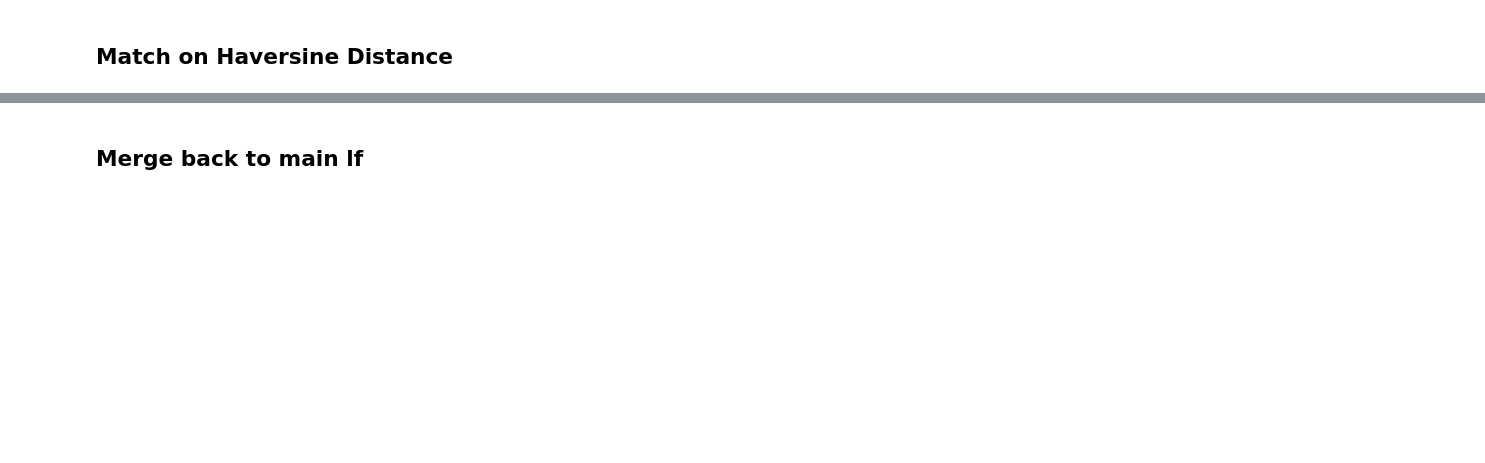
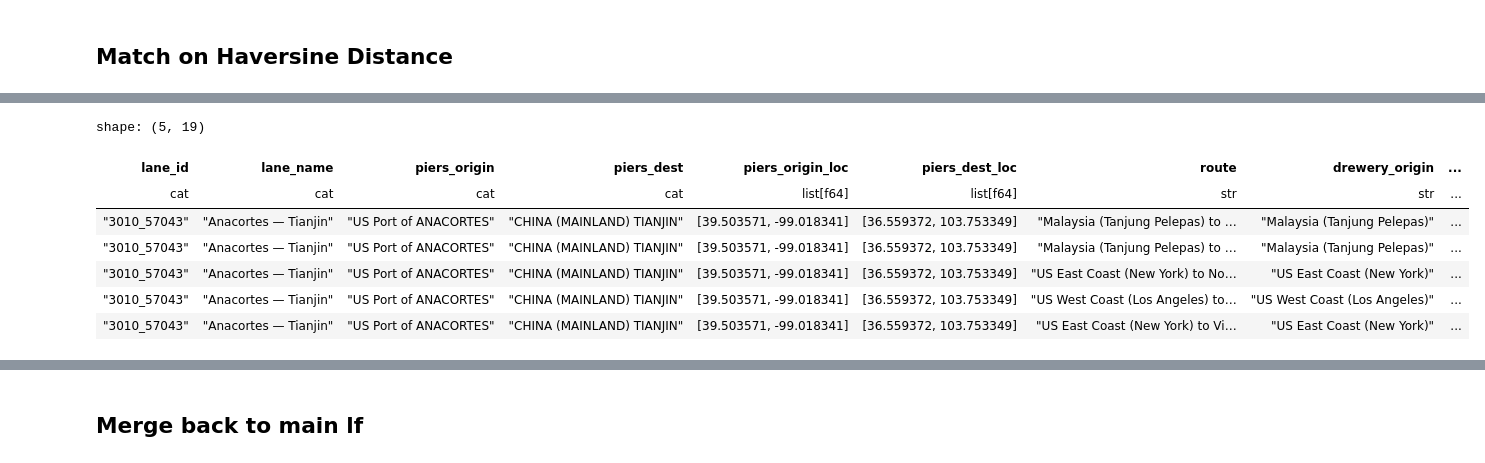
Before and after one commit to epistemetrica/Ocean-Carrier-Alliances-Project, a Jupyter notebook: analysis/lane_matching.ipynb, the cells around one changed output, grey strips where cells are left out. Cells and saved outputs as stored; diff of their text form; code cells hidden in the pictures; blank space fills up the shorter version.

```diff
--- a/analysis/lane_matching.ipynb
+++ b/analysis/lane_matching.ipynb
@@ -27,8 +27,8 @@ pd.set_option('display.max_columns', None)
 #enable string cache for polars categoricals
 pl.enable_string_cache()
 
-#load main lf from PIERS
-main_lf = (
+#load exports from PIERS
+exports_lf = (
     pl.scan_parquet('../data/main/*.parquet')
     #limit to exports
     .filter(pl.col('direction')=='export')
@@ -39,7 +39,21 @@ drewery_df = (
     #load CSV
     pl.read_csv('../data/rates/tidy_rates.csv')
     #filter by US ports
-    .filter(pl.col('route').str.contains(' US '))
+    .filter(pl.col('route').str.contains('US '))
     #drop lanes containing "via" - these are not coast ports
     .filter(~pl.col('route').str.contains(' via '))
 )
+
+#get unified ports, regions and territories over lane_ids (NOTE this step may live in oca_data_prep)
+exports_lf = (
+    exports_lf
+    .with_columns(
+        pl.col('origin_territory').drop_nulls().mode().first().over('lane_id').alias('origin_territory'),
+        pl.col('origin_region').drop_nulls().mode().first().over('lane_id').alias('origin_region'),
+        pl.col('dest_territory').drop_nulls().mode().first().over('lane_id').alias('dest_territory'),
+        pl.col('dest_region').drop_nulls().mode().first().over('lane_id').alias('dest_region'),
+        pl.col('arrival_port_name').drop_nulls().mode().first().over('arrival_port_code').alias('arrival_port_name'),
+        pl.col('departure_port_name').drop_nulls().mode().first().over('departure_port_code').alias('departure_port_name'),
+        pl.col('us_port').drop_nulls().mode().first().over('departure_port_code').alias('us_port')
+    )
+)
@@ -322,0 +385,26 @@ skipping
+# %%
+matched_df = (
+    #cross join piers and drewery tables
+    piers_loc_lanes_df.join(drewery_loc_lanes_df, how='cross')
+    #split coordinates
+    .with_columns(
+        piers_origin_lat = pl.col('piers_origin_loc').list[0],
+        piers_origin_long = pl.col('piers_origin_loc').list[1],
+        piers_dest_lat = pl.col('piers_dest_loc').list[0],
+        piers_dest_long = pl.col('piers_dest_loc').list[1],
+        drewery_origin_lat = pl.col('drewery_origin_loc').list[0],
+        drewery_origin_long = pl.col('drewery_origin_loc').list[1],
+        drewery_dest_lat = pl.col('drewery_dest_loc').list[0],
+        drewery_dest_long = pl.col('drewery_dest_loc').list[1]
+    )
+)
+matched_df.head()
+# %% [output]
+shape: (5, 19)
+| lane_id | lane_name | piers_origin | piers_dest | piers_origin_loc | piers_dest_loc | route | drewery_origin | ... |
+| cat | cat | cat | cat | list[f64] | list[f64] | str | str | ... |
+| "3010_57043" | "Anacortes — Tianjin" | "US Port of ANACORTES" | "CHINA (MAINLAND) TIANJIN" | [39.503571, -99.018341] | [36.559372, 103.753349] | "Malaysia (Tanjung Pelepas) to … | "Malaysia (Tanjung Pelepas)" | ... |
+| "3010_57043" | "Anacortes — Tianjin" | "US Port of ANACORTES" | "CHINA (MAINLAND) TIANJIN" | [39.503571, -99.018341] | [36.559372, 103.753349] | "Malaysia (Tanjung Pelepas) to … | "Malaysia (Tanjung Pelepas)" | ... |
+| "3010_57043" | "Anacortes — Tianjin" | "US Port of ANACORTES" | "CHINA (MAINLAND) TIANJIN" | [39.503571, -99.018341] | [36.559372, 103.753349] | "US East Coast (New York) to No… | "US East Coast (New York)" | ... |
+| "3010_57043" | "Anacortes — Tianjin" | "US Port of ANACORTES" | "CHINA (MAINLAND) TIANJIN" | [39.503571, -99.018341] | [36.559372, 103.753349] | "US West Coast (Los Angeles) to… | "US West Coast (Los Angeles)" | ... |
+| "3010_57043" | "Anacortes — Tianjin" | "US Port of ANACORTES" | "CHINA (MAINLAND) TIANJIN" | [39.503571, -99.018341] | [36.559372, 103.753349] | "US East Coast (New York) to Vi… | "US East Coast (New York)" | ... |
```
Also changed, not shown: parts of 31 cells of this notebook.
